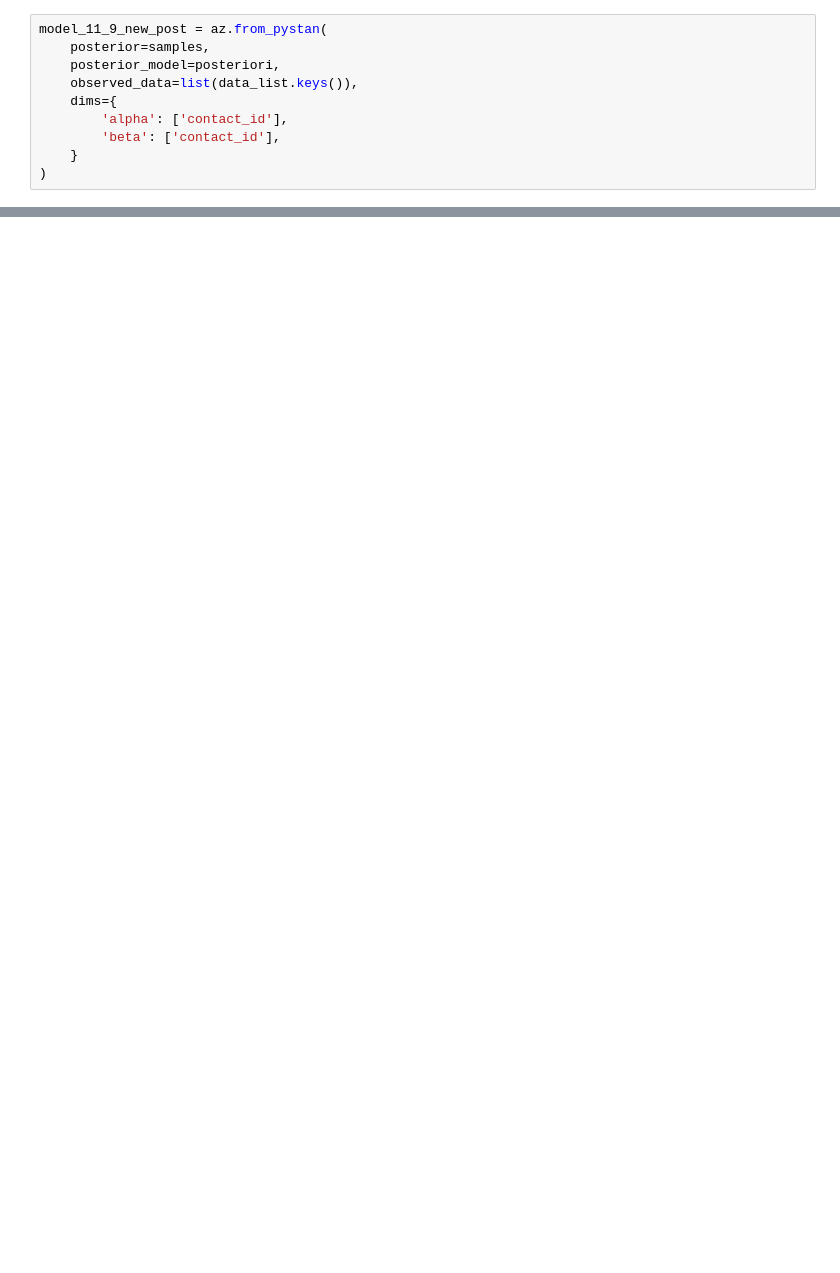
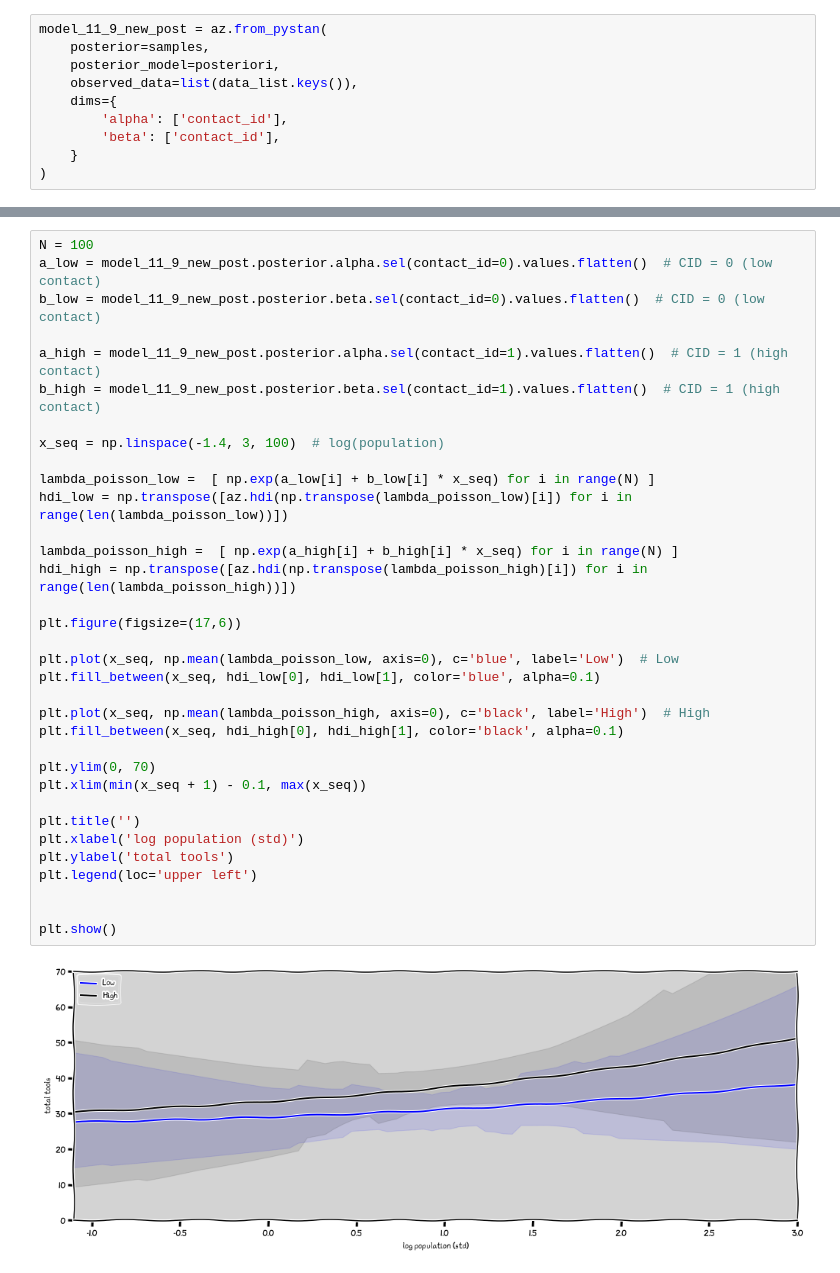
Before and after one commit to rodolphomacedo/statistical_rethinking_pt_BR, a Jupyter notebook: parte_11.ipynb, the cells around one changed output, grey strips where cells are left out. Cells and saved outputs as stored; diff of their text form; blank space fills up the shorter version.

```diff
--- a/parte_11.ipynb
+++ b/parte_11.ipynb
@@ -2155,0 +1998,36 @@ plt.show()
+# %%
+N = 100
+a_low = model_11_9_new_post.posterior.alpha.sel(contact_id=0).values.flatten()  # CID = 0 (low contact)
+b_low = model_11_9_new_post.posterior.beta.sel(contact_id=0).values.flatten()  # CID = 0 (low contact)
+
+a_high = model_11_9_new_post.posterior.alpha.sel(contact_id=1).values.flatten()  # CID = 1 (high contact)
+b_high = model_11_9_new_post.posterior.beta.sel(contact_id=1).values.flatten()  # CID = 1 (high contact)
+
+x_seq = np.linspace(-1.4, 3, 100)  # log(population)
+
+lambda_poisson_low =  [ np.exp(a_low[i] + b_low[i] * x_seq) for i in range(N) ]
+hdi_low = np.transpose([az.hdi(np.transpose(lambda_poisson_low)[i]) for i in range(len(lambda_poisson_low))])
+
+lambda_poisson_high =  [ np.exp(a_high[i] + b_high[i] * x_seq) for i in range(N) ]
+hdi_high = np.transpose([az.hdi(np.transpose(lambda_poisson_high)[i]) for i in range(len(lambda_poisson_high))])
+
+plt.figure(figsize=(17,6))
+
+plt.plot(x_seq, np.mean(lambda_poisson_low, axis=0), c='blue', label='Low')  # Low
+plt.fill_between(x_seq, hdi_low[0], hdi_low[1], color='blue', alpha=0.1)
+
+plt.plot(x_seq, np.mean(lambda_poisson_high, axis=0), c='black', label='High')  # High
+plt.fill_between(x_seq, hdi_high[0], hdi_high[1], color='black', alpha=0.1)
+
+plt.ylim(0, 70)
+plt.xlim(min(x_seq + 1) - 0.1, max(x_seq))
+
+plt.title('')
+plt.xlabel('log population (std)')
+plt.ylabel('total tools')
+plt.legend(loc='upper left')
+
+
+plt.show()
+# %% [output]
+[figure, added]
```
Also changed, not shown: parts of 67 cells of this notebook, 1 other file.
